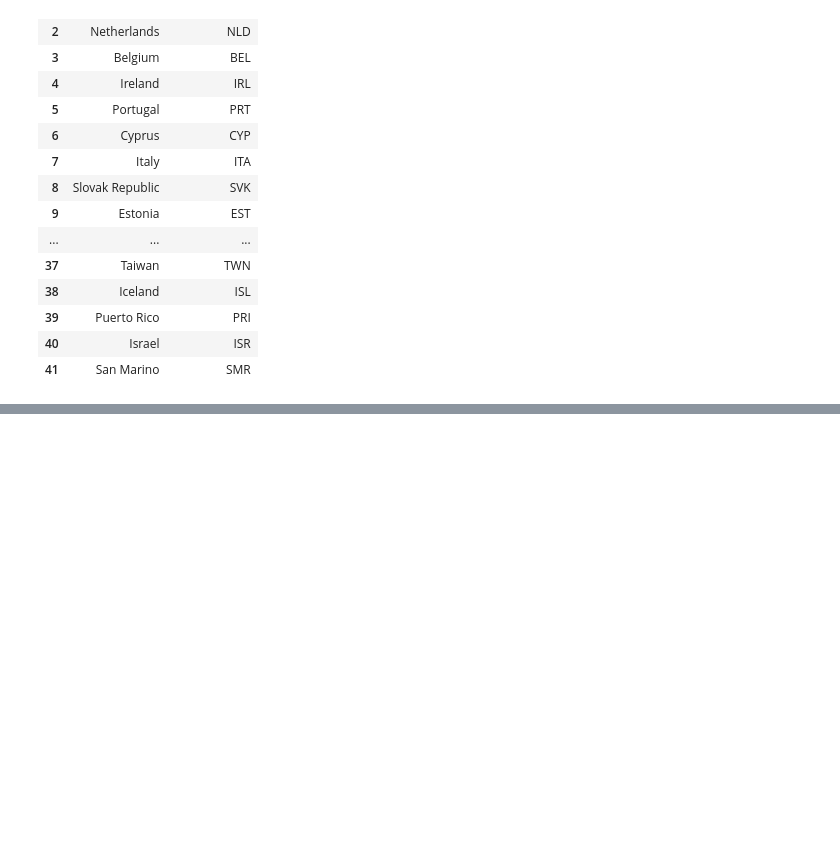
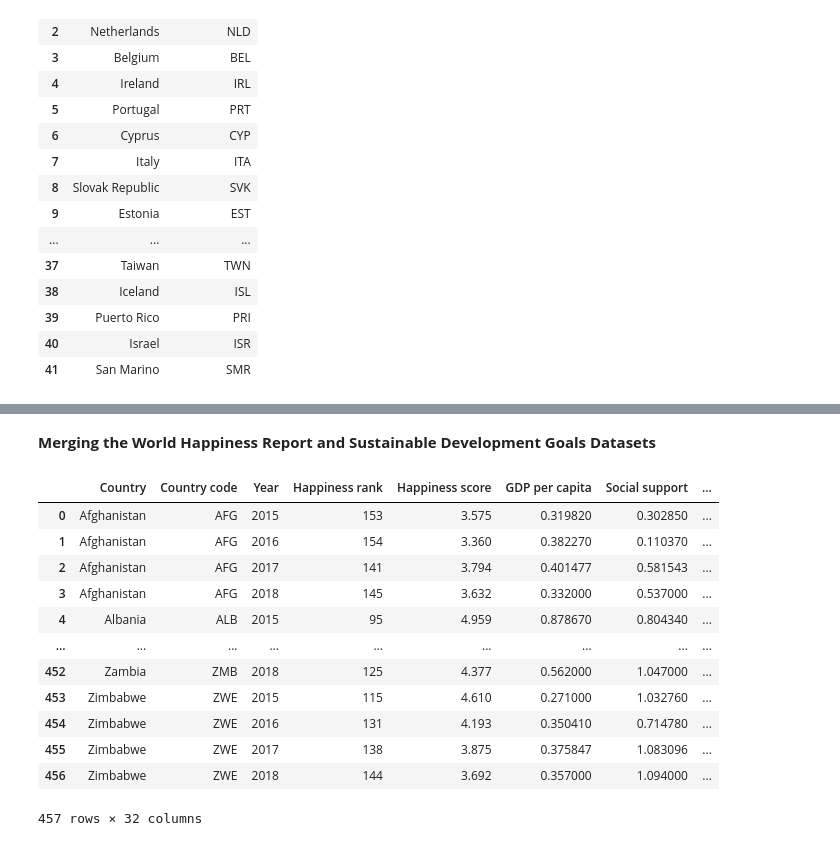
Before and after one commit to bianyuanop/WorldHappinessAnalysis, a Jupyter notebook: preprocessing_all_datasets.ipynb, the cells around one changed output, grey strips where cells are left out. Cells and saved outputs as stored; diff of their text form; code cells hidden in the pictures; blank space fills up the shorter version.

```diff
--- a/preprocessing_all_datasets.ipynb
+++ b/preprocessing_all_datasets.ipynb
@@ -180,0 +303,13 @@ developing_countries
+# %%
+# Indiccators which are expected to indicate urbanization if their values are low
+ANTI_URBANIZATION_INDICATORS = [
+    'Agriculture, forestry, and fishing, value added per worker (constant 2010 US$)',
+    'Annual freshwater withdrawals, agriculture (% of total freshwater withdrawal)',
+    'Employment in agriculture (% of total employment) (modeled ILO estimate)',
+    'Forest area (% of land area)',
+]
+# %%
+# Find rows containing urbanization and anti-urbanization indicators
+sdg_dataset = df[df['Indicator Name'].isin(URBANIZATION_INDICATORS + ANTI_URBANIZATION_INDICATORS)]
+
+sdg_dataset
@@ -180,0 +330,12 @@ developing_countries
+# %%
+# Tidy the dataset for sustainable development goals
+
+sdg_dataset = pd.wide_to_long(
+    sdg_dataset,
+    stubnames=[''],
+    sep='',
+    i=['Country Code', 'Indicator Name'],
+    j='Year'
+).dropna().reset_index().rename(columns={'': 'Indicator Value'})
+
+sdg_dataset
@@ -180,0 +356,9 @@ developing_countries
+# %%
+tidied_sdg_df = pd.pivot_table(
+    sdg_dataset,
+    index=['Country Code', 'Year'],
+    columns=['Indicator Name'],
+    values='Indicator Value'
+).reset_index().rename(columns={'Country Code': 'Country code'})
+
+tidied_sdg_df
@@ -180,0 +379,23 @@ developing_countries
+# %% [markdown]
+**Merging the World Happiness Report and Sustainable Development Goals Datasets**
+# %%
+# Developing countries
+developing_countries_df = developing_countries_df.merge(tidied_sdg_df, on=['Country code', 'Year'])
+country_codes = developing_countries_df.pop('Country code')
+developing_countries_df.insert(1, 'Country code', country_codes)
+
+developing_countries_df
+# %% [output]
+|  | Country | Country code | Year | Happiness rank | Happiness score | GDP per capita | Social support | ... |
+| 0 | Afghanistan | AFG | 2015 | 153 | 3.575 | 0.319820 | 0.302850 | ... |
+| 1 | Afghanistan | AFG | 2016 | 154 | 3.360 | 0.382270 | 0.110370 | ... |
+| 2 | Afghanistan | AFG | 2017 | 141 | 3.794 | 0.401477 | 0.581543 | ... |
+| 3 | Afghanistan | AFG | 2018 | 145 | 3.632 | 0.332000 | 0.537000 | ... |
+| 4 | Albania | ALB | 2015 | 95 | 4.959 | 0.878670 | 0.804340 | ... |
+| ... | ... | ... | ... | ... | ... | ... | ... | ... |
+| 452 | Zambia | ZMB | 2018 | 125 | 4.377 | 0.562000 | 1.047000 | ... |
+| 453 | Zimbabwe | ZWE | 2015 | 115 | 4.610 | 0.271000 | 1.032760 | ... |
+| 454 | Zimbabwe | ZWE | 2016 | 131 | 4.193 | 0.350410 | 0.714780 | ... |
+| 455 | Zimbabwe | ZWE | 2017 | 138 | 3.875 | 0.375847 | 1.083096 | ... |
+| 456 | Zimbabwe | ZWE | 2018 | 144 | 3.692 | 0.357000 | 1.094000 | ... |
+457 rows × 32 columns
```
Also changed, not shown: parts of 16 cells of this notebook.
